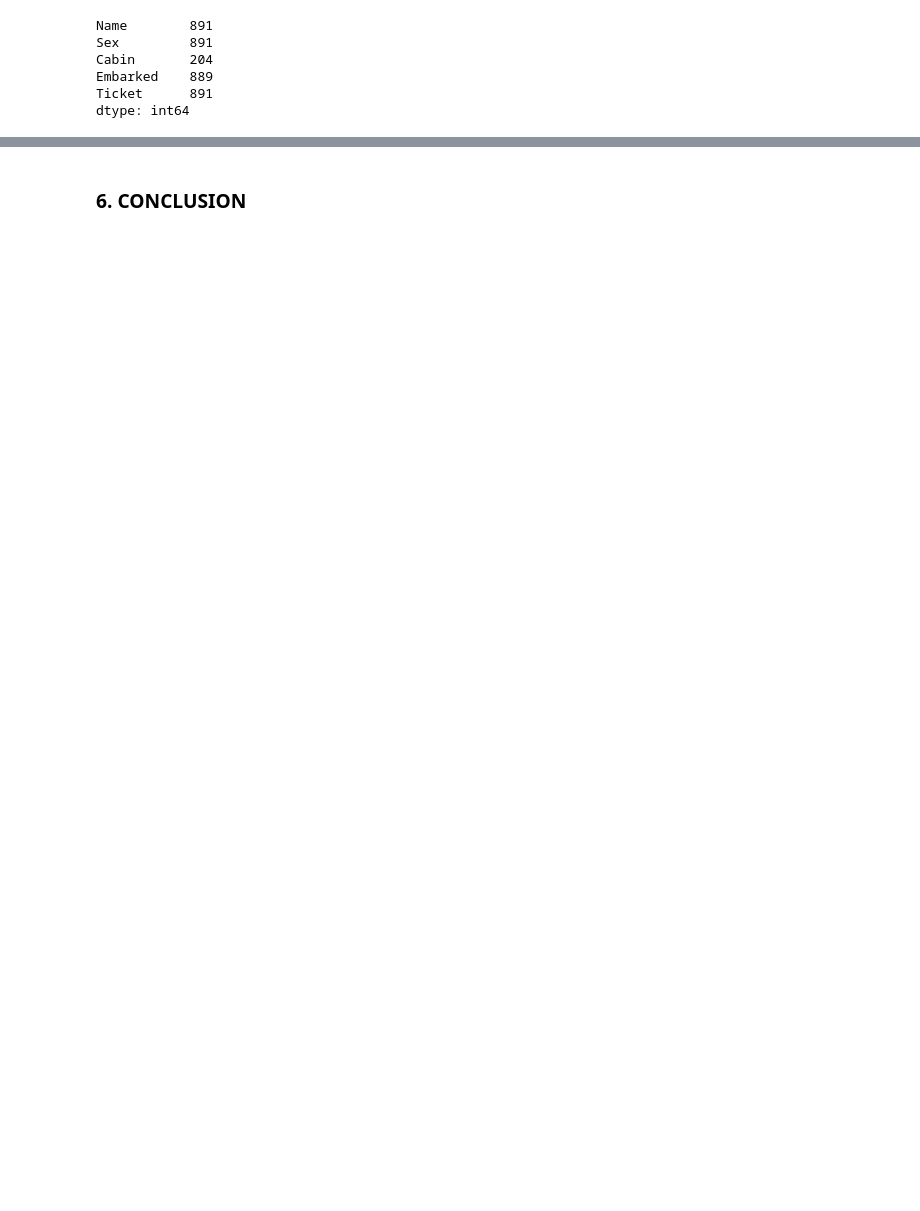
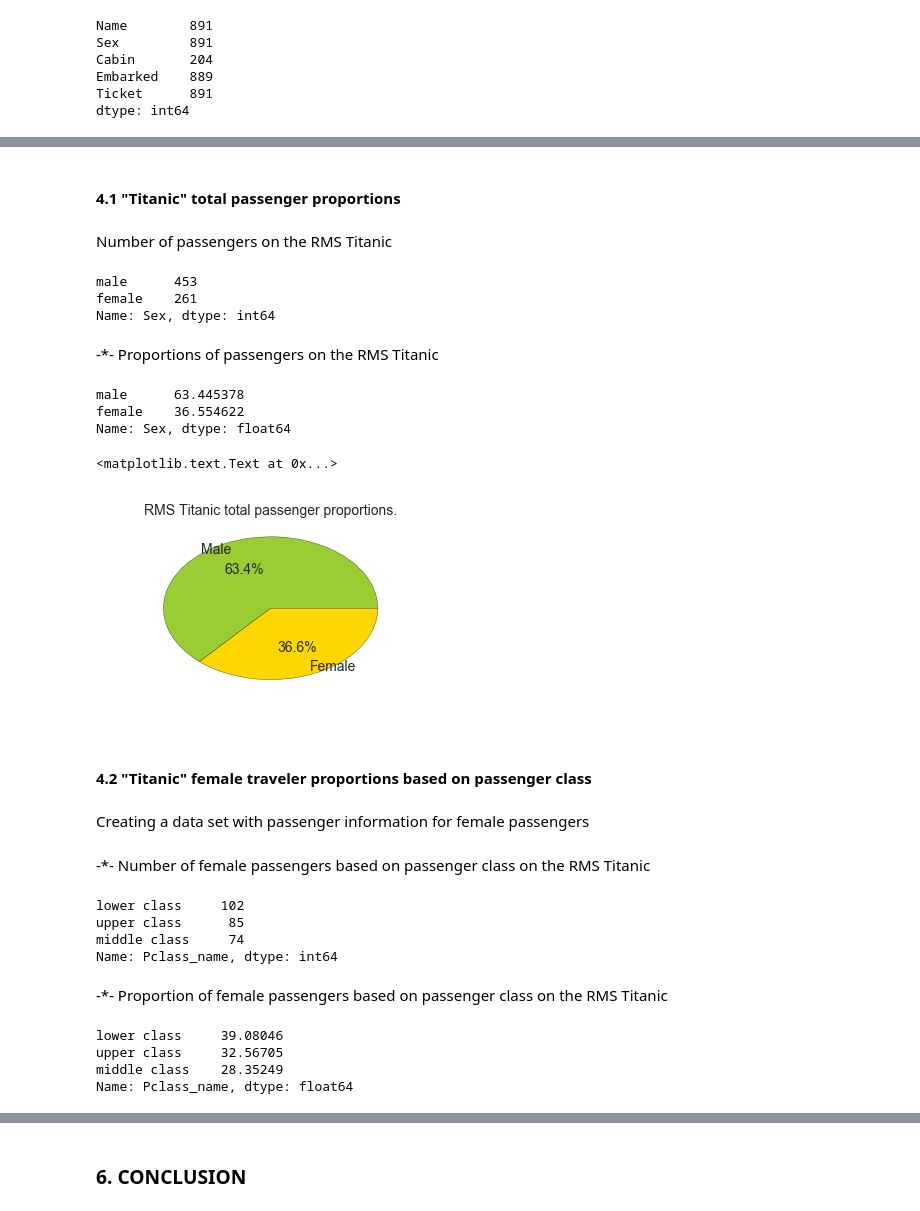
Before and after one commit to daivaSts/P2-Investigate-a-Dataset, a Jupyter notebook: P2_Titanic_data_analysis.ipynb, the cells around one changed output, grey strips where cells are left out. Saved outputs shown, nothing was run; the diff lists cells and outputs as text; code cells hidden in the pictures; blank space fills up the shorter version.

```diff
--- a/P2_Titanic_data_analysis.ipynb
+++ b/P2_Titanic_data_analysis.ipynb
@@ -333,0 +136,3 @@ print pvalue
+# %%
+titanic_df = titanic_df.dropna(subset=['Age'])
+titanic_df.describe()
@@ -333,0 +152,2 @@ print pvalue
+# %%
+titanic_df['Adult']= titanic_df['Age'].apply(lambda x: 'adult' if x >= 18 else 'child')
@@ -333,0 +157,3 @@ print pvalue
+# %%
+titanic_df['Pclass_name']= titanic_df['Pclass'].apply(lambda x: 'upper class' if x == 1\
+                                                      else ('middle class' if x == 2 else 'lower class'))
@@ -333,0 +163,2 @@ print pvalue
+# %%
+titanic_df['Sex_value']= titanic_df['Sex'].apply(lambda x: 1 if x == 'male' else 2)
@@ -333,0 +195,38 @@ print pvalue
+# %% [markdown]
+#### 4.1  "Titanic" total passenger proportions
+# %% [markdown]
+Number of passengers on the RMS Titanic
+# %%
+titanic_df['Sex'].value_counts()
+# %% [output]
+male      453
+female    261
+Name: Sex, dtype: int64
+# %% [markdown]
+-*-
+Proportions of passengers on the RMS Titanic
+# %%
+(titanic_df['Sex'].value_counts()/titanic_df['Sex'].count())*100
+# %% [output]
+male      63.445378
+female    36.554622
+Name: Sex, dtype: float64
+# %%
+titanic_df['Sex'].value_counts().plot(
+    kind='pie',
+    colors=['yellowgreen', 'gold', 'orange'],
+    autopct='%1.1f%%',
+    labels=['Male', 'Female'],
+    fontsize=14,
+    radius=0.8,
+    labeldistance=0.9
+)
+plt.title('RMS Titanic total passenger proportions.', y =0.9, fontsize=14)
+plt.ylabel('')
+# %% [output]
+<matplotlib.text.Text at 0x...>
+[figure, added]
+# %% [markdown]
+#### 4.2  "Titanic" female traveler proportions based on passenger class
+# %% [markdown]
+Creating a data set with passenger information for female passengers
@@ -333,0 +235,20 @@ print pvalue
+# %% [markdown]
+-*-
+Number of female passengers based on passenger class on the RMS Titanic
+# %%
+titanic_df_f['Pclass_name'].value_counts()
+# %% [output]
+lower class     102
+upper class      85
+middle class     74
+Name: Pclass_name, dtype: int64
+# %% [markdown]
+-*-
+Proportion of female passengers based on passenger class on the RMS Titanic
+# %%
+(titanic_df_f['Pclass_name'].value_counts()/titanic_df_f['Pclass_name'].count())*100
+# %% [output]
+lower class     39.08046
+upper class     32.56705
+middle class    28.35249
+Name: Pclass_name, dtype: float64
```
Also changed, not shown: parts of 113 cells of this notebook.
